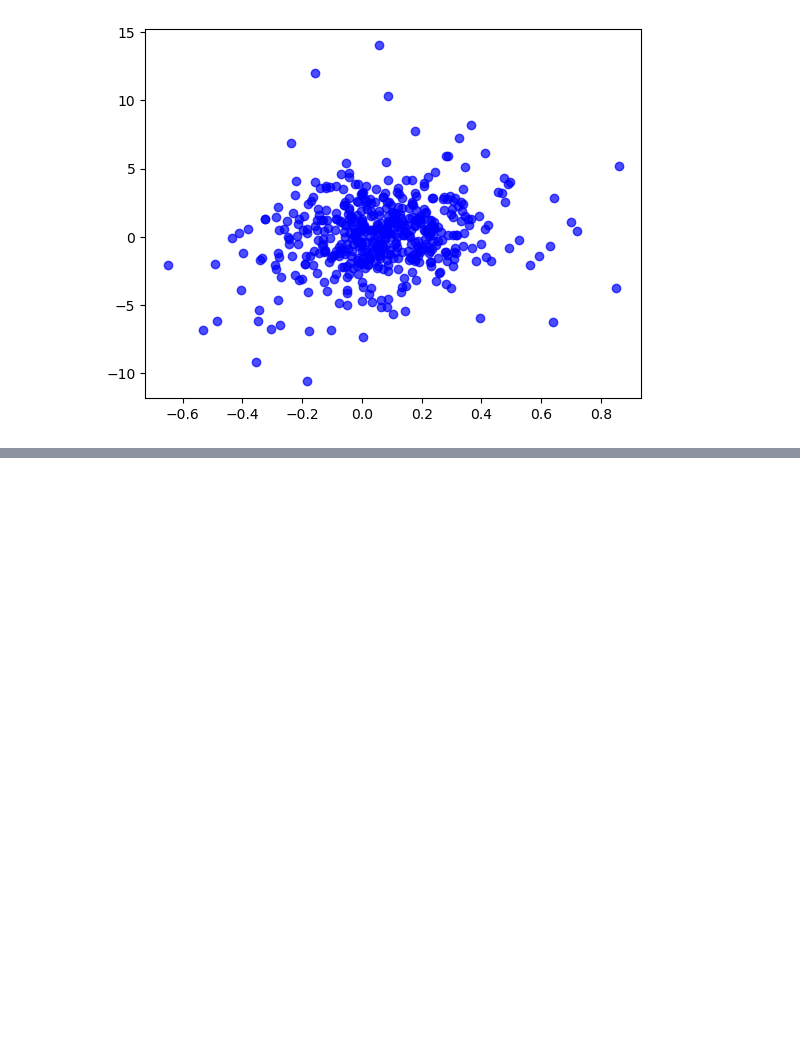
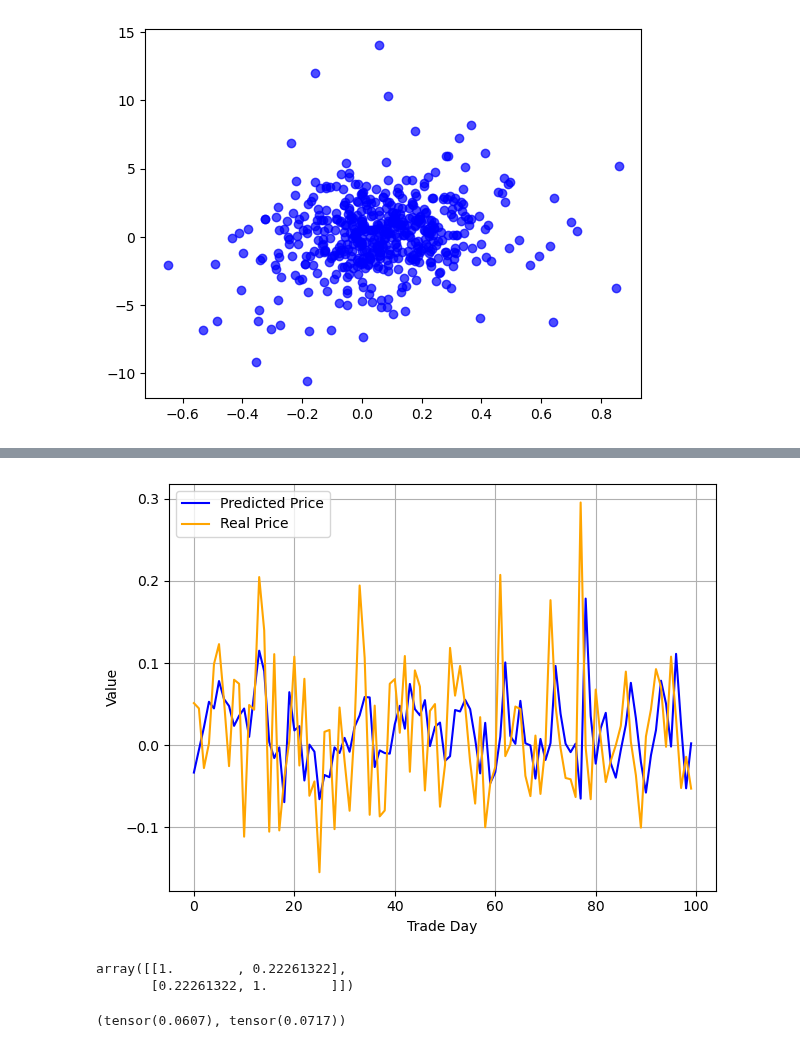
Before and after one commit to AlexWFreeman/Big-Data-Analytics, a Jupyter notebook: model/analysis3.ipynb, the cells around one changed output, grey strips where cells are left out. Cells and saved outputs as stored; diff of their text form; code cells hidden in the pictures; blank space fills up the shorter version.

```diff
--- a/model/analysis3.ipynb
+++ b/model/analysis3.ipynb
@@ -199,0 +221,15 @@ Error Range: 0.1214
+# %%
+y_pred_diff = y_pred.squeeze().diff()
+y_diff = y.squeeze().diff()
+visualize(y_pred_diff, y_diff, 100)
+np.corrcoef(y_pred_diff, y_diff)
+# %% [output]
+[figure, added]
+array([[1.        , 0.22261322],
+       [0.22261322, 1.        ]])
+# %%
+aveg_error = np.abs(y_pred - y).mean()
+aveg_delta = np.abs(y.squeeze().diff()).mean()
+aveg_error, aveg_delta
+# %% [output]
+(tensor(0.0607), tensor(0.0717))
```
Also changed, not shown: parts of 6 cells of this notebook, 2 other files.
